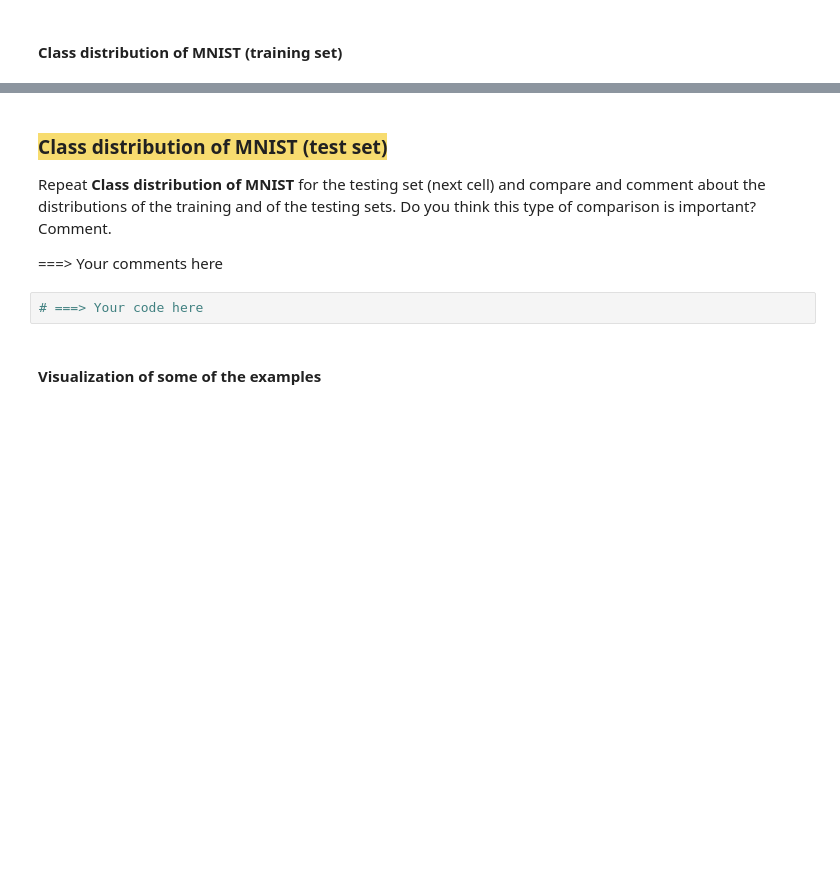
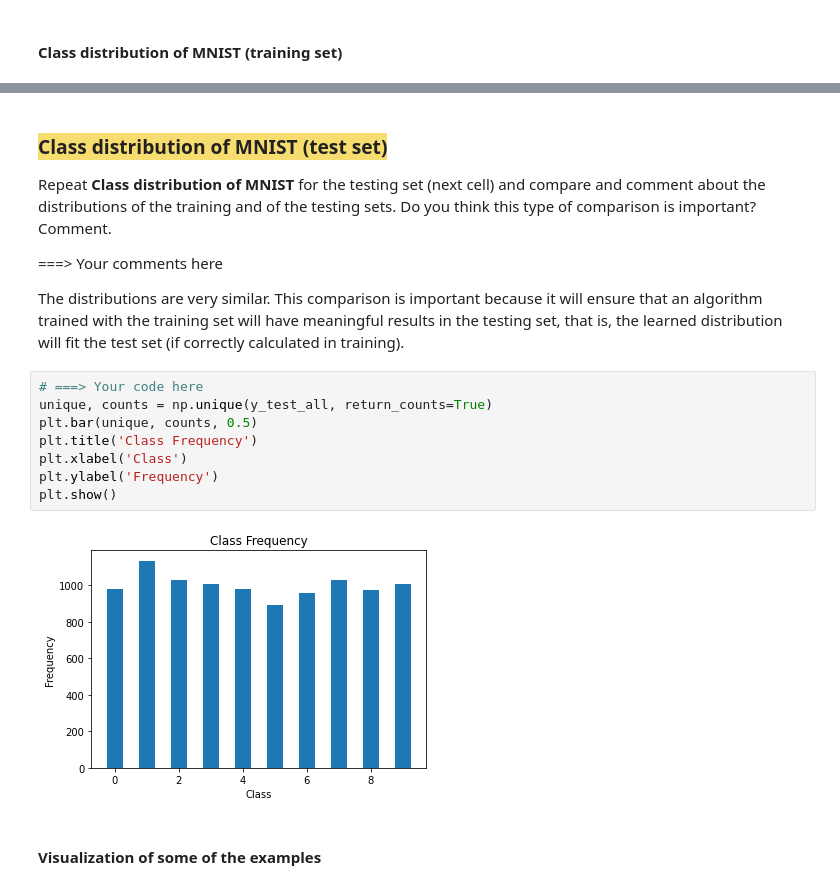
Before and after one commit to danigfavero/machine-learning, a Jupyter notebook: ep3/ep03_logistic_regression.ipynb, the cells around one changed output, grey strips where cells are left out. Saved outputs shown, nothing was run; the diff lists cells and outputs as text; blank space fills up the shorter version.

```diff
--- a/ep3/ep03_logistic_regression.ipynb
+++ b/ep3/ep03_logistic_regression.ipynb
@@ -508,8 +566,18 @@ plt.show()
 Repeat **Class distribution of MNIST** for the testing set (next cell) and compare and comment about the distributions of the training and of the testing sets. Do you think this type of comparison is important? Comment.
 
 ===> Your comments here
+
+The distributions are very similar. This comparison is important because it will ensure that an algorithm trained with the training set will have meaningful results in the testing set, that is, the learned distribution will fit the test set (if correctly calculated in training).
-# %%
-# ===> Your code here
+# %%
+# ===> Your code here
+unique, counts = np.unique(y_test_all, return_counts=True)
+plt.bar(unique, counts, 0.5)
+plt.title('Class Frequency')
+plt.xlabel('Class')
+plt.ylabel('Frequency')
+plt.show()
+# %% [output]
+[figure, added]
 # %% [markdown]
 #### Visualization of some of the examples
 # %%
```
Also changed, not shown: parts of 31 cells of this notebook.
